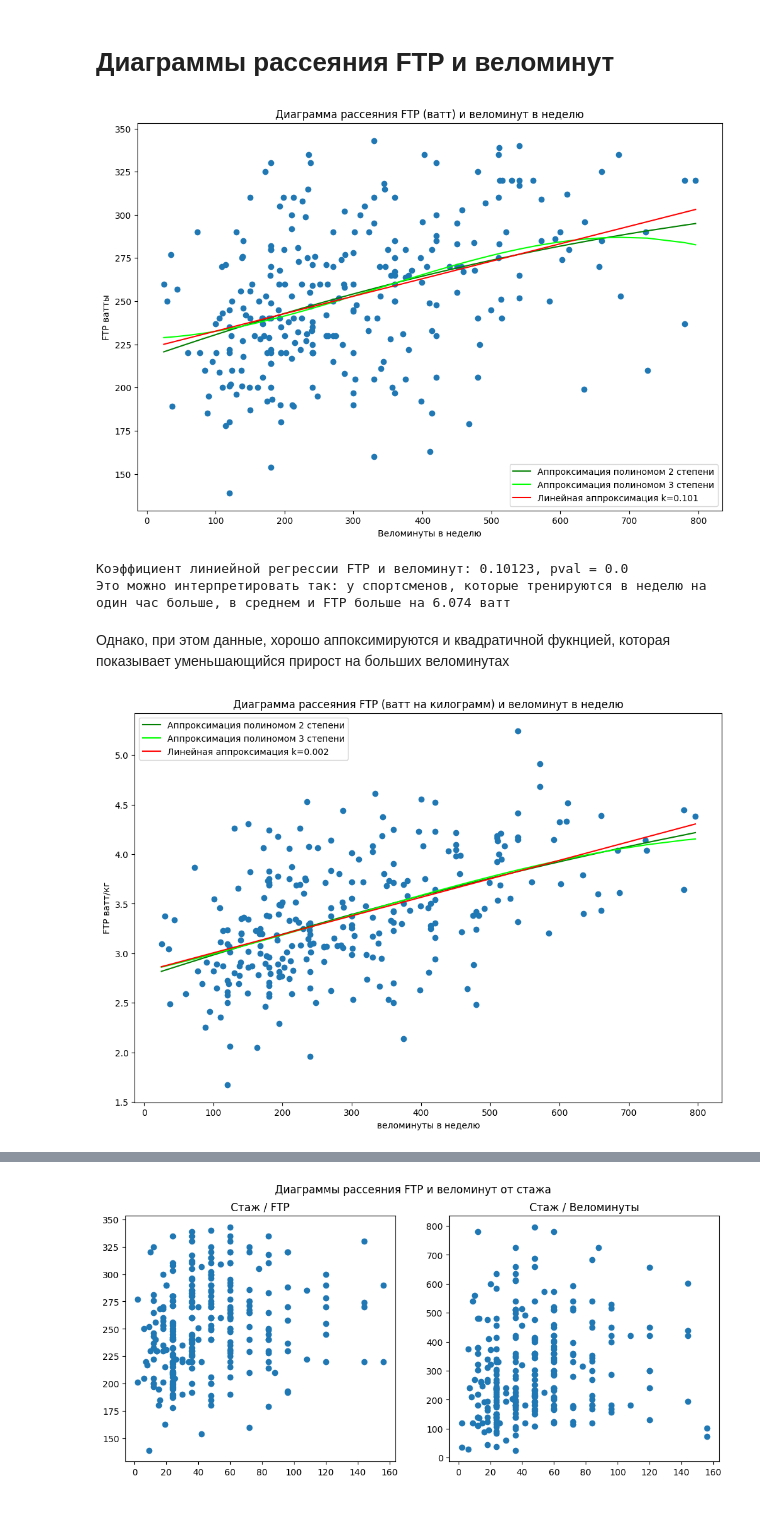
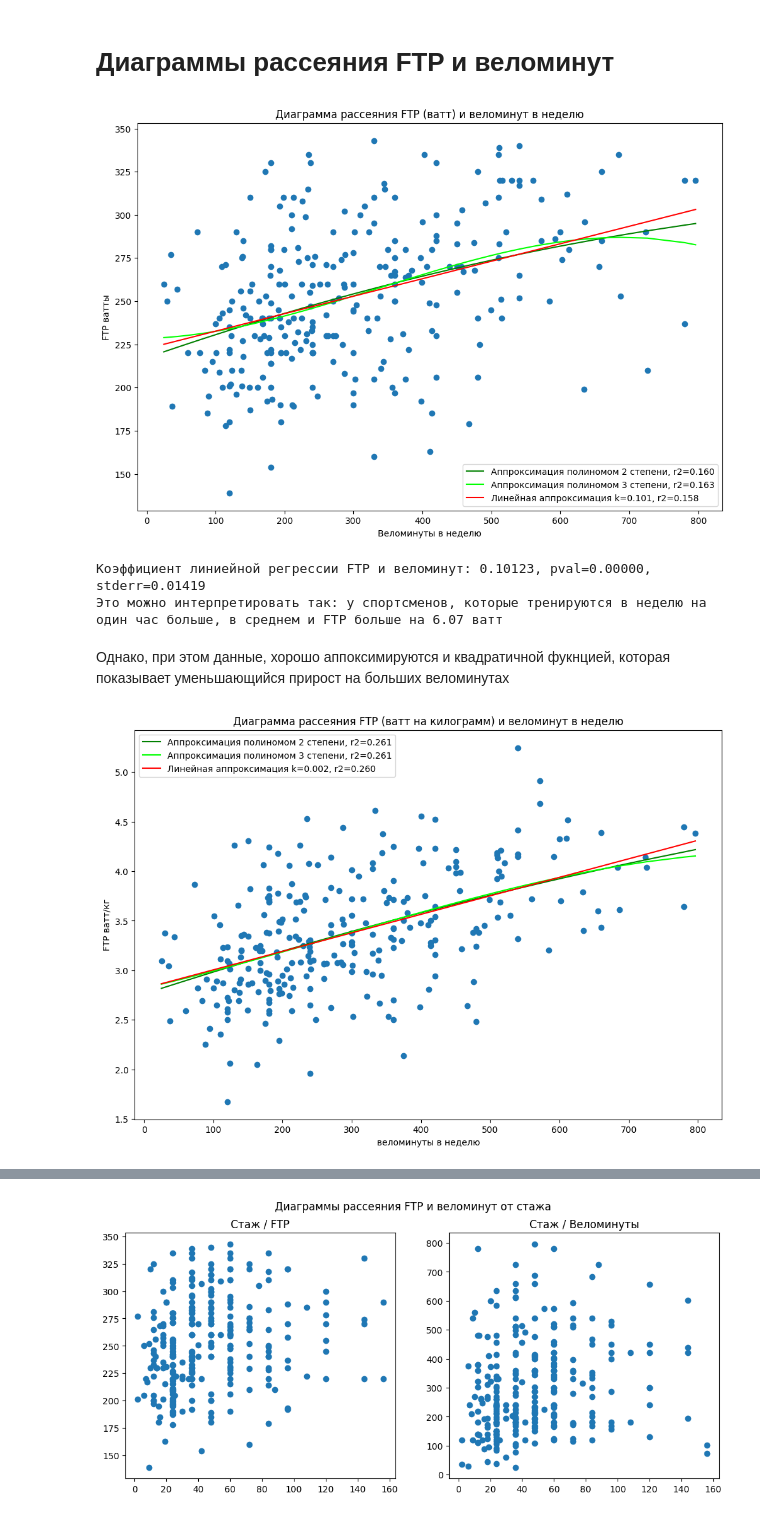
Before and after one commit to delffine/Pet-projects, a Jupyter notebook: bike_train_duration/veloopros.ipynb, the cells around one changed output, grey strips where cells are left out. Drawn from its saved outputs; the diff is of its cells as text; code cells hidden in the pictures.

```diff
--- a/bike_train_duration/veloopros.ipynb
+++ b/bike_train_duration/veloopros.ipynb
@@ -286,7 +294,7 @@ for i in range(0, len(data)):
         ftpf = float(ftp)
     except:
         ftpf = 0
-    data.loc[i, 'ftp_c'] = ftpf
+    data.loc[i, 'ftp_abs'] = ftpf
 # %% [markdown]
 Проверяем аномалии по колонкам
 # %%
@@ -325,7 +333,10 @@ print(f'После предобработки осталось данные по
 После предобработки осталось данные по 295 спортсменам. Изначально было 295
 # %%
 #Расчет FTP в ватт/кг
-data['ftp_weigth'] = data['ftp_c'] / data['weigth_c']
+data['ftp_weigth'] = data['ftp_abs'] / data['weigth_c']
+# %%
+#data['ftp_c'] = data['ftp_weigth']
+data['ftp_c'] = data['ftp_abs']
 # %% [markdown]
 **Промежуточные итоги**
 
@@ -569,35 +581,38 @@ data[['bike_minute', 'ftp_c', 'weigth_c', 'ftp_weigth', 'stag_r']].corr(method='
 # %%
 sc = data[['bike_minute', 'ftp_c']].sort_values(by='bike_minute')
 plt.figure(figsize=(12,8))
 plt.scatter(sc['bike_minute'], sc['ftp_c'])
 
 z = np.polyfit(sc['bike_minute'], sc['ftp_c'], 2)
 p = np.poly1d(z)
-plt.plot(sc['bike_minute'], p(sc['bike_minute']), color='green', label = 'Аппроксимация полиномом 2 степени')
+r2 = r2_score(sc['ftp_c'], p(sc['bike_minute']))
+plt.plot(sc['bike_minute'], p(sc['bike_minute']), color='green', label = f'Аппроксимация полиномом 2 степени, r2={r2:.3f}')
 
 z = np.polyfit(sc['bike_minute'], sc['ftp_c'], 3)
 p = np.poly1d(z)
-plt.plot(sc['bike_minute'], p(sc['bike_minute']), color='lime', label = 'Аппроксимация полиномом 3 степени')
+r2 = r2_score(sc['ftp_c'], p(sc['bike_minute']))
+plt.plot(sc['bike_minute'], p(sc['bike_minute']), color='lime', label = f'Аппроксимация полиномом 3 степени, r2={r2:.3f}')
 
 
 z = np.polyfit(sc['bike_minute'], sc['ftp_c'], 1)
 p = np.poly1d(z)
-plt.plot(sc['bike_minute'], p(sc['bike_minute']), color='red', label = f'Линейная аппроксимация k={round(z[0], 3)}')
+r2 = r2_score(sc['ftp_c'], p(sc['bike_minute']))
+plt.plot(sc['bike_minute'], p(sc['bike_minute']), color='red', label = f'Линейная аппроксимация k={z[0]:.3f}, r2={r2:.3f}')
 
 plt.title('Диаграмма рассеяния FTP (ватт) и веломинут в неделю')
 plt.ylabel('FTP ватты')
 plt.xlabel('Веломинуты в неделю')
 plt.legend()
 plt.show()
 # %% [output]
-[figure, old version]
+[figure, new version]
 # %%
 kilne = stats.linregress(data['bike_minute'], data['ftp'])
-print(f'Коэффициент линиейной регрессии FTP и веломинут: {round(kilne[0], 5)}, pval = {round(kilne[3], 5)}')
-print(f'Это можно интерпретировать так: у спортсменов, которые тренируются в неделю на один час больше, в среднем и FTP больше на {round(kilne[0] * 60, 3)} ватт')
+print(f'Коэффициент линиейной регрессии FTP и веломинут: {kilne[0]:.5f}, pval={kilne[3]:.5f}, stderr={kilne[4]:.5f}')
+print(f'Это можно интерпретировать так: у спортсменов, которые тренируются в неделю на один час больше, в среднем и FTP больше на {kilne[0] * 60:.2f} ватт')
 # %% [output]
-Коэффициент линиейной регрессии FTP и веломинут: 0.10123, pval = 0.0
-Это можно интерпретировать так: у спортсменов, которые тренируются в неделю на один час больше, в среднем и FTP больше на 6.074 ватт
+Коэффициент линиейной регрессии FTP и веломинут: 0.10123, pval=0.00000, stderr=0.01419
+Это можно интерпретировать так: у спортсменов, которые тренируются в неделю на один час больше, в среднем и FTP больше на 6.07 ватт
 # %% [markdown]
 Однако, при этом данные, хорошо аппоксимируются и квадратичной фукнцией, которая показывает уменьшающийся прирост на больших веломинутах
 # %%
@@ -607,16 +622,19 @@ plt.scatter(sc['bike_minute'], sc['ftp_weigth'])
 
 z = np.polyfit(sc['bike_minute'], sc['ftp_weigth'], 2)
 p = np.poly1d(z)
-plt.plot(sc['bike_minute'], p(sc['bike_minute']), color='green', label = 'Аппроксимация полиномом 2 степени')
+r2 = r2_score(sc['ftp_weigth'], p(sc['bike_minute']))
+plt.plot(sc['bike_minute'], p(sc['bike_minute']), color='green', label = f'Аппроксимация полиномом 2 степени, r2={r2:.3f}')
 
 z = np.polyfit(sc['bike_minute'], sc['ftp_weigth'], 3)
 p = np.poly1d(z)
-plt.plot(sc['bike_minute'], p(sc['bike_minute']), color='lime', label = 'Аппроксимация полиномом 3 степени')
+r2 = r2_score(sc['ftp_weigth'], p(sc['bike_minute']))
+plt.plot(sc['bike_minute'], p(sc['bike_minute']), color='lime', label = f'Аппроксимация полиномом 3 степени, r2={r2:.3f}')
 
 
 z = np.polyfit(sc['bike_minute'], sc['ftp_weigth'], 1)
 p = np.poly1d(z)
-plt.plot(sc['bike_minute'], p(sc['bike_minute']), color='red', label = f'Линейная аппроксимация k={round(z[0], 3)}')
+r2 = r2_score(sc['ftp_weigth'], p(sc['bike_minute']))
+plt.plot(sc['bike_minute'], p(sc['bike_minute']), color='red', label = f'Линейная аппроксимация k={z[0]:.3f}, r2={r2:.3f}')
 
 plt.title('Диаграмма рассеяния FTP (ватт на килограмм) и веломинут в неделю')
 plt.ylabel('FTP ватт/кг')
@@ -624,6 +642,6 @@ plt.xlabel('веломинуты в неделю')
 plt.legend()
 plt.show()
 # %% [output]
-[figure, old version]
+[figure, new version]
 # %%
 kilne = stats.linregress(data['bike_minute'], data['ftp_weigth'])
```
Also changed, not shown: parts of 43 cells of this notebook.
